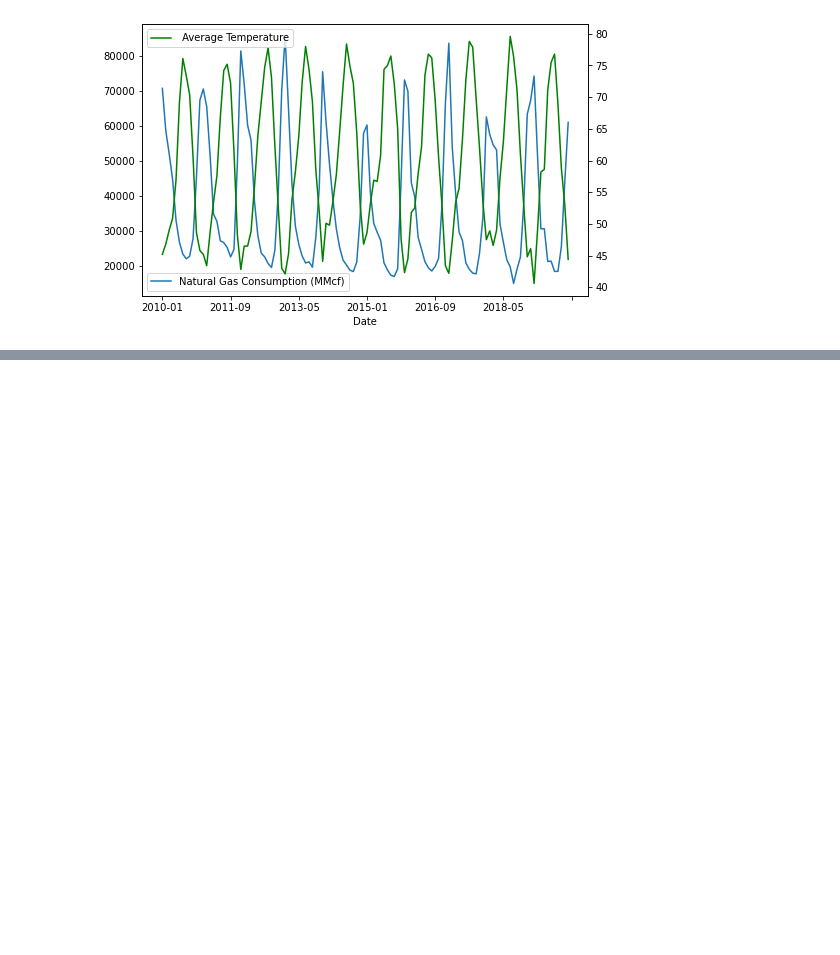
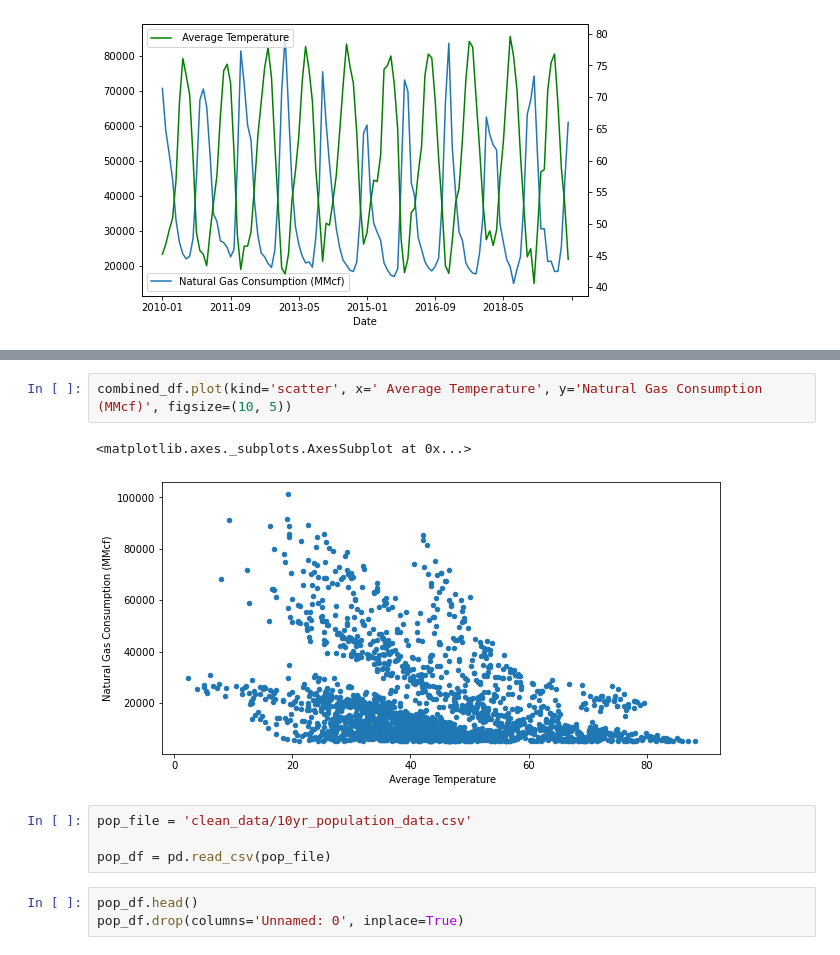
Before and after one commit to kcwf3d/databootcamp_Project_1, a Jupyter notebook: ma_pr1_data_clean.ipynb, the cells around one changed output, grey strips where cells are left out. Cells and saved outputs as stored; diff of their text form; blank space fills up the shorter version.

```diff
--- a/ma_pr1_data_clean.ipynb
+++ b/ma_pr1_data_clean.ipynb
@@ -190,0 +195,12 @@ cali_data.plot(ax=ax2, x= 'Date', y= ' Average Temperature', color='green', figs
+# %%
+combined_df.plot(kind='scatter', x=' Average Temperature', y='Natural Gas Consumption (MMcf)', figsize=(10, 5))
+# %% [output]
+<matplotlib.axes._subplots.AxesSubplot at 0x...>
+[figure, added]
+# %%
+pop_file = 'clean_data/10yr_population_data.csv'
+
+pop_df = pd.read_csv(pop_file)
+# %%
+pop_df.head()
+pop_df.drop(columns='Unnamed: 0', inplace=True)
```
Also changed, not shown: parts of 15 cells of this notebook, 6 other files.
